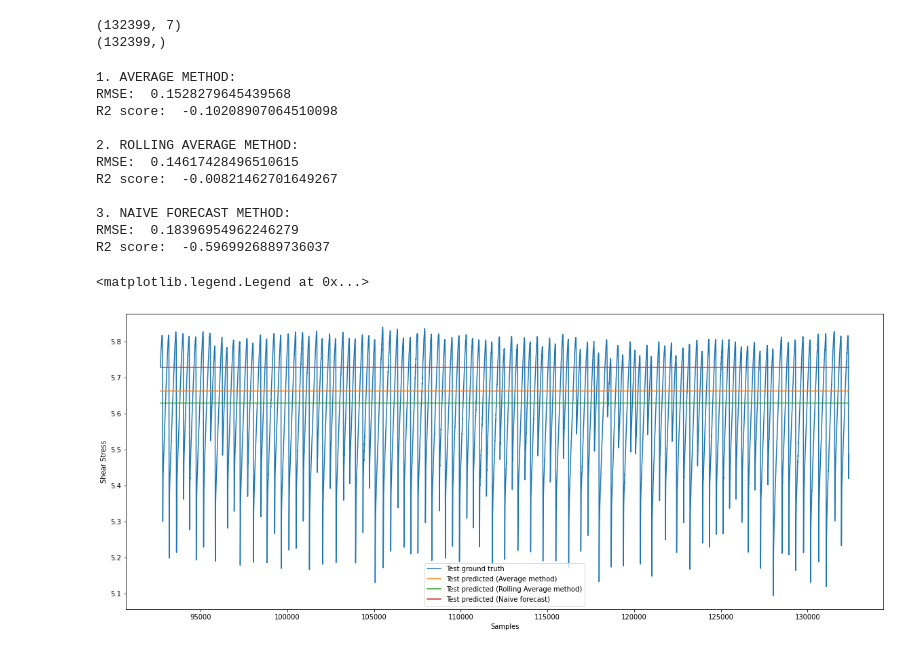
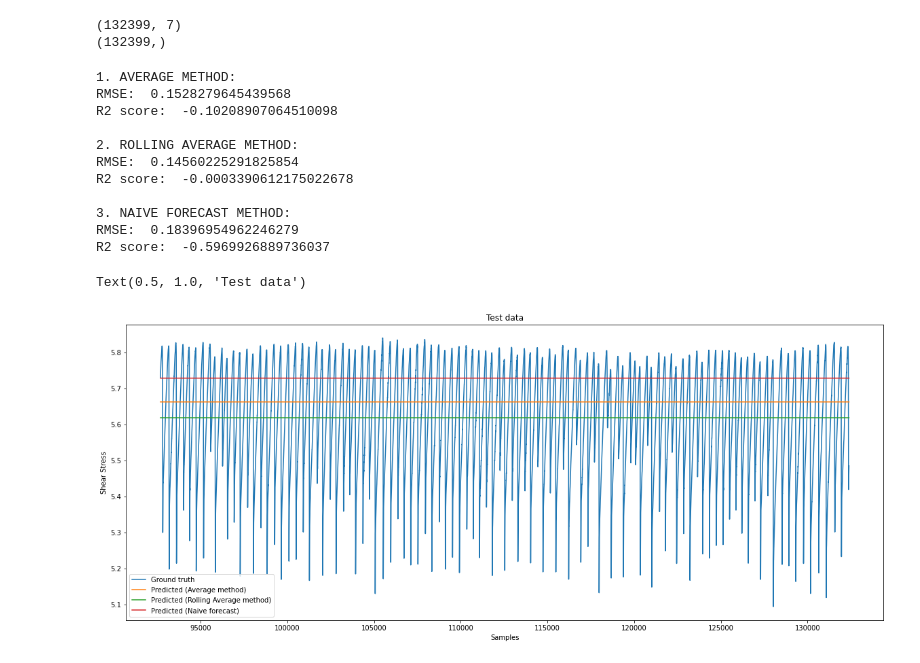
Before and after one commit to vrushaligirkar/Labquake-Prediction, a Jupyter notebook: Baseline/baseline_avg.ipynb, the cells around one changed output. Saved outputs shown, nothing was run; the diff lists cells and outputs as text; code cells hidden in the pictures.

```diff
--- a/Baseline/baseline_avg.ipynb
+++ b/Baseline/baseline_avg.ipynb
@@ -40,7 +42,7 @@ r2_avg = r2_score(y_test, y_pred_avg)
 rmse_avg = np.sqrt(mean_squared_error(y_test, y_pred_avg))
 
   # Rolling average method
-y_pred_rolling_avg = np.full(len(y_test), pd.DataFrame(y_train).rolling(430).mean().iloc[-1])
+y_pred_rolling_avg = np.full(len(y_test), pd.DataFrame(y_train).rolling(380).mean().iloc[-1])
 r2_rolling_avg = r2_score(y_test, y_pred_rolling_avg)
 rmse_rolling_avg = np.sqrt(mean_squared_error(y_test, y_pred_rolling_avg))
 
@@ -67,29 +69,27 @@ RMSE:  0.1528279645439568
 R2 score:  -0.10208907064510098
 
 2. ROLLING AVERAGE METHOD:
-RMSE:  0.14617428496510615
-R2 score:  -0.00821462701649267
+RMSE:  0.14560225291825854
+R2 score:  -0.0003390612175022678
 
 3. NAIVE FORECAST METHOD:
 RMSE:  0.18396954962246279
 R2 score:  -0.5969926889736037
 # %%
-  # Plotting
+  # Plot
 
   fig = plt.figure(1, figsize=(20,8))
-  #plt.plot(y_train)
   plt.plot(y_test.index, y_test)
   plt.plot(y_test.index, y_pred_avg)
   plt.plot(y_test.index, y_pred_rolling_avg)
   plt.plot(y_test.index, y_pred_naive)
   #plt.plot(test_index, y_pred_arima)
   plt.xlabel('Samples')
   plt.ylabel('Shear Stress')
-  plt.legend([#'Train ground truth',
-              'Test ground truth', 'Test predicted (Average method)', 'Test predicted (Rolling Average method)',
-              'Test predicted (Naive forecast)'
-              #,'Test predicted (ARMA)'
+  plt.legend(['Ground truth', 'Predicted (Average method)', 'Predicted (Rolling Average method)', 'Predicted (Naive forecast)'
+              #,'Predicted (ARMA)'
               ])
+  plt.title('Test data')
 # %% [output]
-<matplotlib.legend.Legend at 0x...>
+Text(0.5, 1.0, 'Test data')
-[figure, old version]
+[figure, new version]
```
Also changed, not shown: parts of 2 cells of this notebook.
